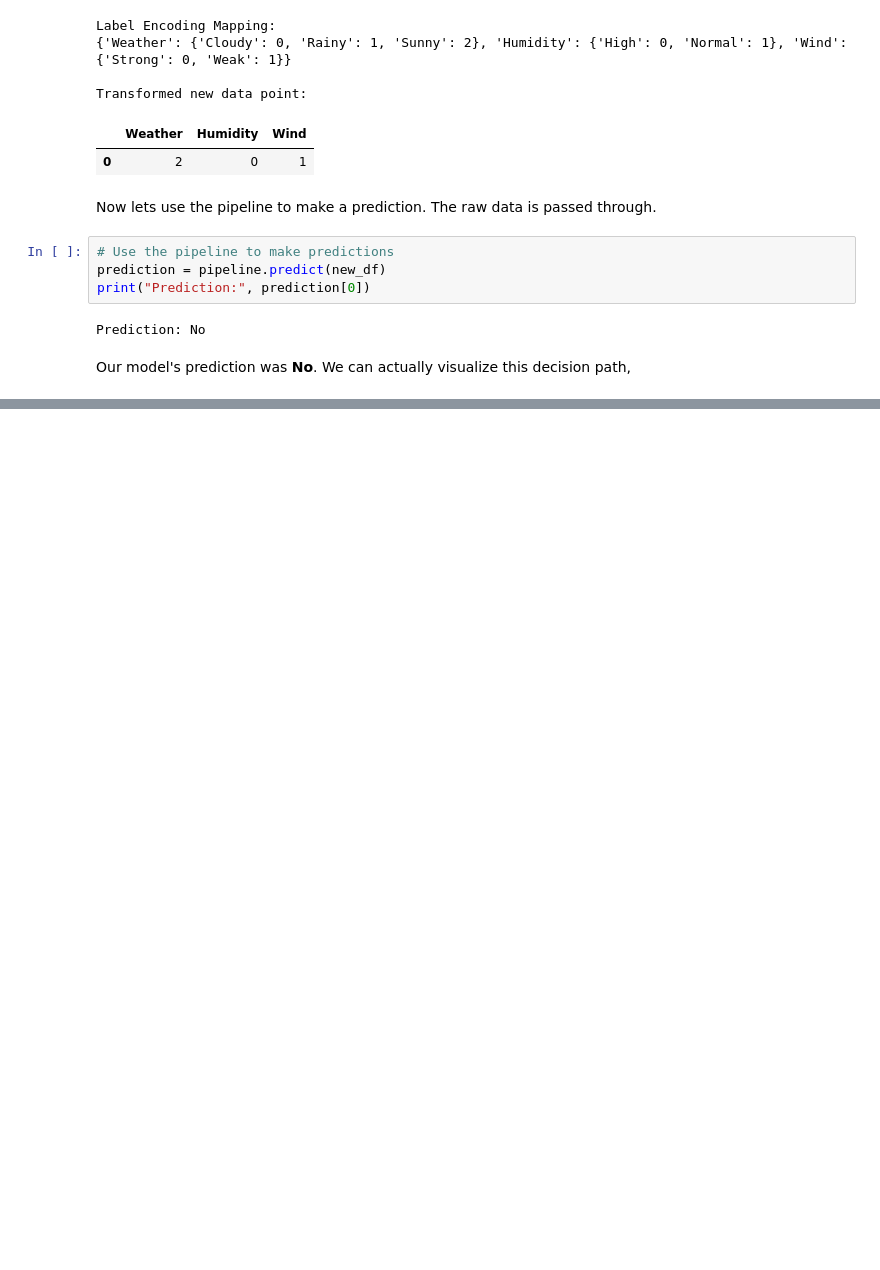
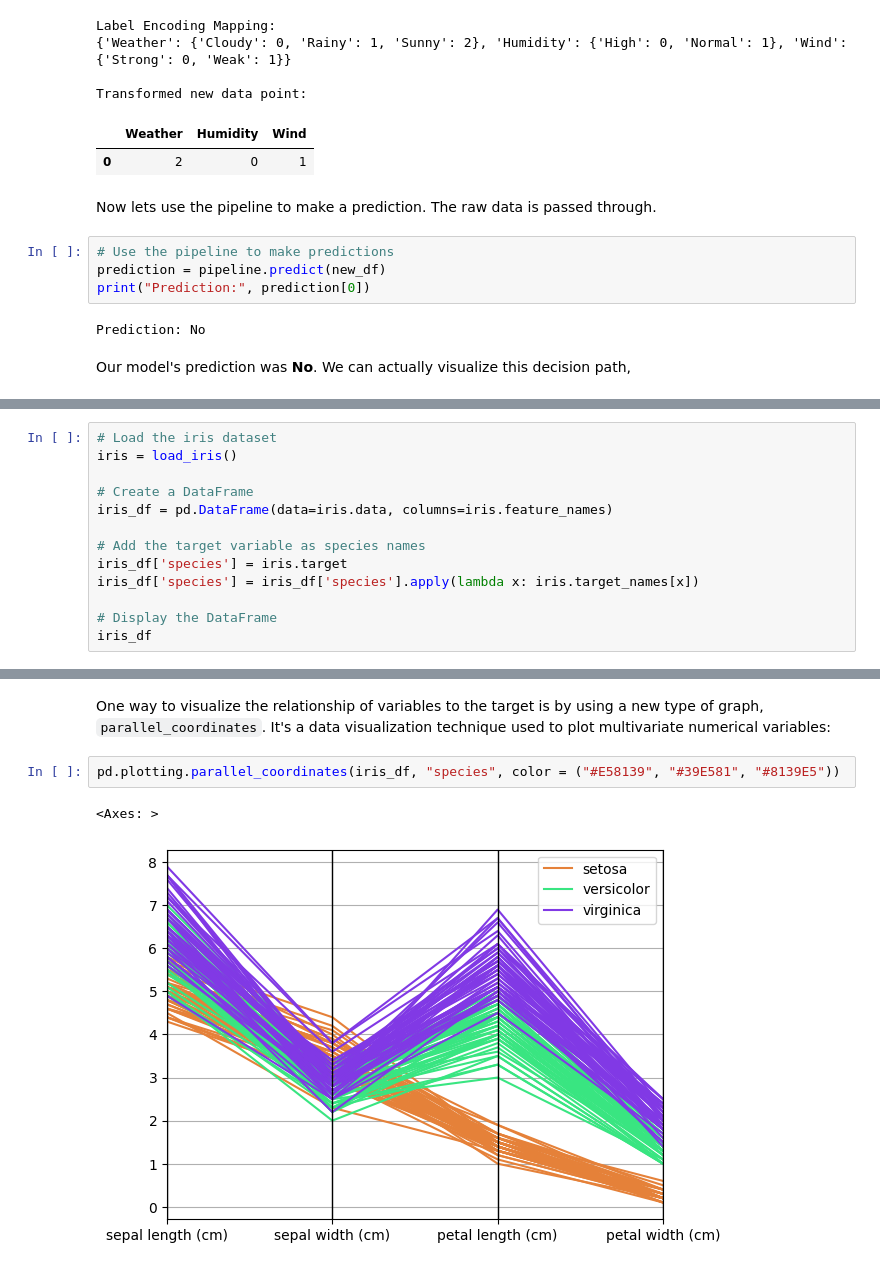
Before and after one commit to themarisolhernandez/ds-review-lessons, a Jupyter notebook: 07-decision-trees.ipynb, the cells around one changed output, grey strips where cells are left out. Saved outputs shown, nothing was run; the diff lists cells and outputs as text; blank space fills up the shorter version.

```diff
--- a/07-decision-trees.ipynb
+++ b/07-decision-trees.ipynb
@@ -288,0 +297,13 @@ Our model's prediction was **No**. We can actually visualize this decision path,
+# %%
+# Load the iris dataset
+iris = load_iris()
+
+# Create a DataFrame
+iris_df = pd.DataFrame(data=iris.data, columns=iris.feature_names)
+
+# Add the target variable as species names
+iris_df['species'] = iris.target
+iris_df['species'] = iris_df['species'].apply(lambda x: iris.target_names[x])
+
+# Display the DataFrame
+iris_df
@@ -288,0 +342,7 @@ Our model's prediction was **No**. We can actually visualize this decision path,
+# %% [markdown]
+One way to visualize the relationship of variables to the target is by using a new type of graph, `parallel_coordinates`. It's a data visualization technique used to plot multivariate numerical variables:
+# %%
+pd.plotting.parallel_coordinates(iris_df, "species", color = ("#E58139", "#39E581", "#8139E5"))
+# %% [output]
+<Axes: >
+[figure, added]
```
Also changed, not shown: parts of 34 cells of this notebook, 2 other files.
